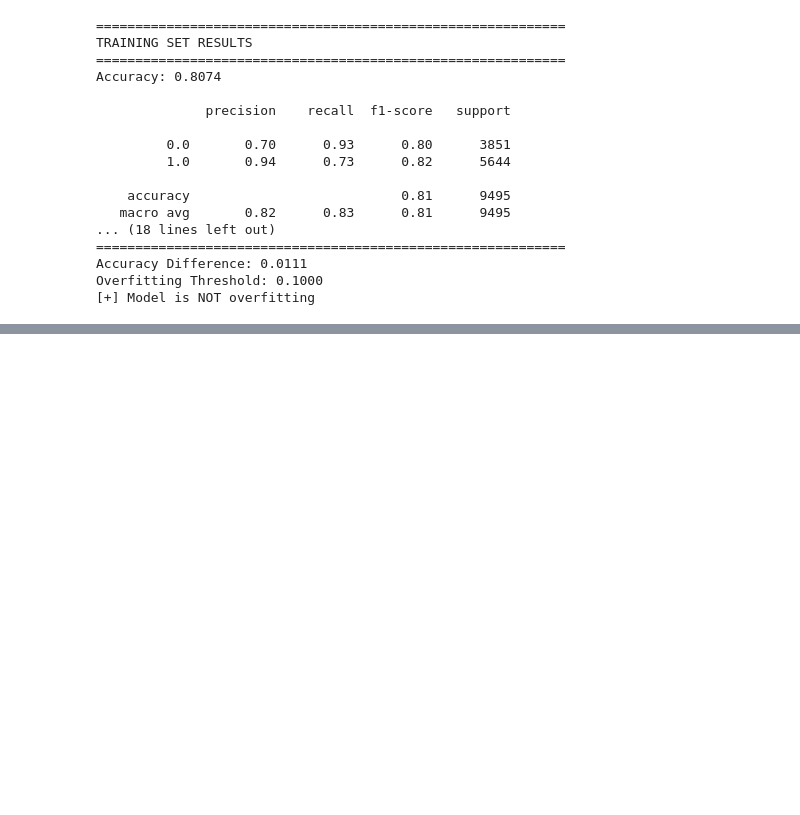
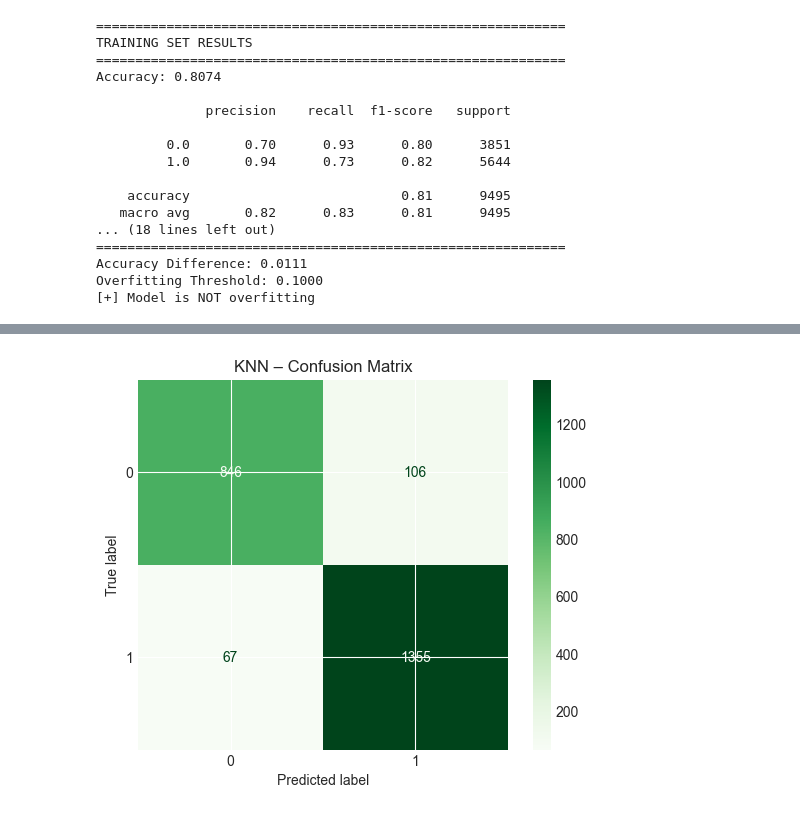
Before and after one commit to johannatilesova/IAU-project, a Jupyter notebook: phase3_Tilesova_Pecenka.ipynb, the cells around one changed output, grey strips where cells are left out. Cells and saved outputs as stored; diff of their text form; code cells hidden in the pictures; blank space fills up the shorter version.

```diff
--- a/phase3_Tilesova_Pecenka.ipynb
+++ b/phase3_Tilesova_Pecenka.ipynb
@@ -304,0 +612,7 @@ Overfitting Threshold: 0.1000
+# %%
+knn_model = KNeighborsClassifier(
+    n_neighbors=5,
+    weights='distance'
+)
+knn_model.fit(X_train_scaled, y_train_np)
+y_pred_knn = knn_model.predict(X_test_scaled)
@@ -304,0 +632,9 @@ Overfitting Threshold: 0.1000
+# %%
+cm = confusion_matrix(y_test_np, y_pred_knn)
+
+disp = ConfusionMatrixDisplay(confusion_matrix=cm)
+disp.plot(cmap="Greens", values_format="d")
+plt.title("KNN – Confusion Matrix")
+plt.show()
+# %% [output]
+[figure, added]
```
Also changed, not shown: parts of 54 cells of this notebook.
